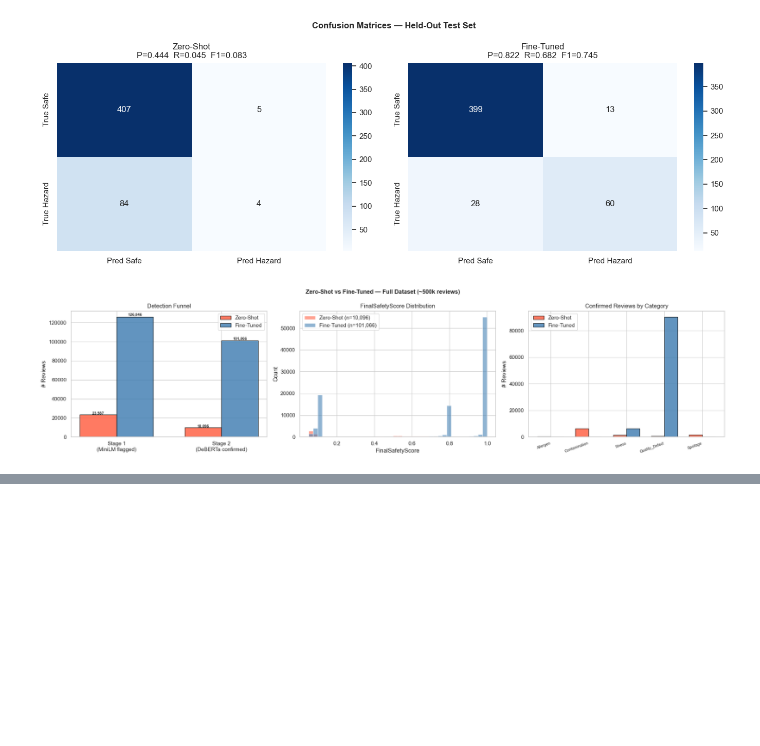
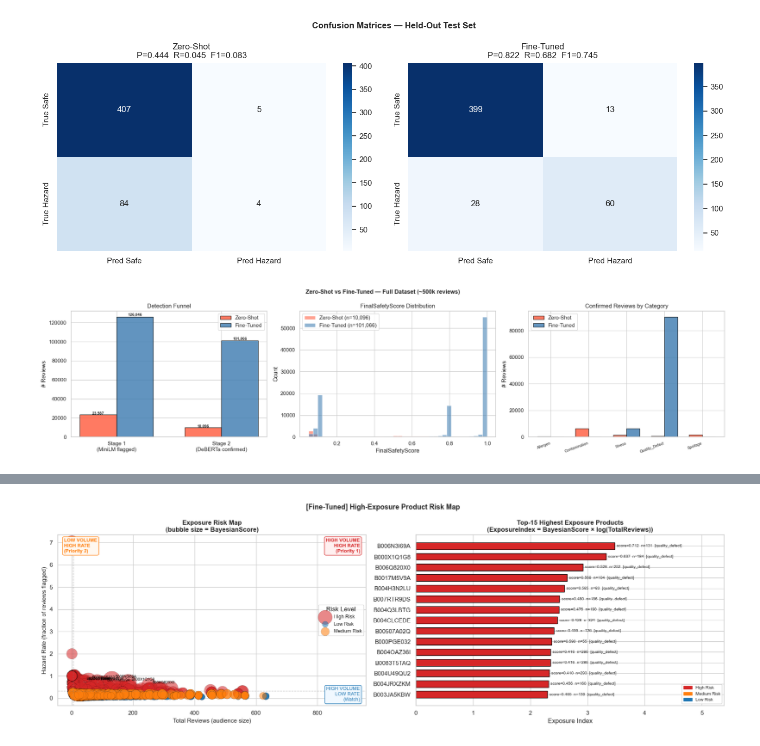
Before and after one commit to clickbytedev/bigdata-amazon-food-review, a Jupyter notebook: food_safety_pipeline_v2.ipynb, the cells around one changed output, grey strips where cells are left out. Cells and saved outputs as stored; diff of their text form; code cells hidden in the pictures; blank space fills up the shorter version.

```diff
--- a/food_safety_pipeline_v2.ipynb
+++ b/food_safety_pipeline_v2.ipynb
@@ -1841,0 +1948,86 @@ plt.show()
+# %%
+# ── Insight: High-Exposure Products — HazardRate vs Review Volume ──────
+_df_sc = prod_ft.copy() if not prod_ft.empty else prod_zs.copy()
+_pipeline_label = 'Fine-Tuned' if not prod_ft.empty else 'Zero-Shot'
+
+_RISK_COLORS = {'High Risk': '#d62728', 'Medium Risk': '#ff7f0e', 'Low Risk': '#1f77b4'}
+_med_reviews  = _df_sc['TotalReviews'].median()
+_med_hazrate  = _df_sc['HazardRate'].median()
+
+fig, axes = plt.subplots(1, 2, figsize=(18, 6))
+fig.suptitle(f'[{_pipeline_label}] High-Exposure Product Risk Map', fontweight='bold', fontsize=13)
+
+# Panel 1: Scatter — HazardRate vs TotalReviews, sized by BayesianScore
+ax = axes[0]
+for _risk, _grp in _df_sc.groupby('RiskLevel'):
+    ax.scatter(_grp['TotalReviews'], _grp['HazardRate'],
+               c=_RISK_COLORS.get(_risk, 'gray'), label=_risk,
+               alpha=0.55, edgecolors='black', linewidths=0.2,
+               s=_grp['BayesianScore'] * 1500 + 20)   # size = Bayesian score
+
+# Quadrant shading & labels
+ax.axvline(_med_reviews, color='gray', linestyle='--', alpha=0.5, linewidth=1)
+ax.axhline(_med_hazrate, color='gray', linestyle='--', alpha=0.5, linewidth=1)
+ax.text(0.98, 0.98, 'HIGH VOLUME\nHIGH RATE\n(Priority 1)',
+        transform=ax.transAxes, ha='right', va='top',
+        fontsize=9, color='#d62728', fontweight='bold',
+        bbox=dict(boxstyle='round,pad=0.3', facecolor='#fff0f0', edgecolor='#d62728'))
+ax.text(0.02, 0.98, 'LOW VOLUME\nHIGH RATE\n(Priority 2)',
+        transform=ax.transAxes, ha='left', va='top',
+        fontsize=9, color='#ff7f0e', fontweight='bold',
+        bbox=dict(boxstyle='round,pad=0.3', facecolor='#fff8f0', edgecolor='#ff7f0e'))
+ax.text(0.98, 0.02, 'HIGH VOLUME\nLOW RATE\n(Watch)',
+        transform=ax.transAxes, ha='right', va='bottom',
+        fontsize=9, color='#1f77b4',
+        bbox=dict(boxstyle='round,pad=0.3', facecolor='#f0f8ff', edgecolor='#1f77b4'))
+
+# Annotate top-8 by BayesianScore
+_top8 = _df_sc.nlargest(8, 'BayesianScore')
+for _, _r in _top8.iterrows():
+    ax.annotate(_r['ProductId'][:12],
+                (_r['TotalReviews'], _r['HazardRate']),
+                xytext=(6, 4), textcoords='offset points',
+                fontsize=7, color='black',
+                arrowprops=dict(arrowstyle='-', color='gray', lw=0.7))
+
+ax.set_xlabel('Total Reviews (audience size)', fontsize=11)
+ax.set_ylabel('Hazard Rate (fraction of reviews flagged)', fontsize=11)
+ax.set_title('Exposure Risk Map\n(bubble size = BayesianScore)', fontweight='bold')
+ax.legend(title='Risk Level', fontsize=9)
+
+# Panel 2: Horizontal bar — Top-15 products by BayesianScore × TotalReviews (exposure index)
+ax2 = axes[1]
+_df_sc['ExposureIndex'] = (_df_sc['BayesianScore'] * np.log1p(_df_sc['TotalReviews'])).round(4)
+_top15 = _df_sc.nlargest(15, 'ExposureIndex')
+_colors15 = [_RISK_COLORS.get(r, '#888') for r in _top15['RiskLevel']]
+_hbars = ax2.barh(_top15['ProductId'].astype(str).str[:14][::-1].values,
+                  _top15['ExposureIndex'][::-1].values,
+                  color=_colors15[::-1], edgecolor='black', height=0.65)
+for _b, (_i, _r) in zip(_hbars, _top15[::-1].iterrows()):
+    ax2.text(_b.get_width() + _top15['ExposureIndex'].max() * 0.01,
+             _b.get_y() + _b.get_height()/2,
+             f'score={_r["BayesianScore"]:.3f}  n={int(_r["TotalReviews"]):,}  [{_r["DominantCategory"]}]',
+             va='center', fontsize=7.5)
+ax2.set_xlim(0, _top15['ExposureIndex'].max() * 1.55)
+ax2.set_title('Top-15 Highest Exposure Products\n'
+              '(ExposureIndex = BayesianScore × log(TotalReviews))', fontweight='bold')
+ax2.set_xlabel('Exposure Index')
+from matplotlib.patches import Patch
+ax2.legend(handles=[Patch(color=_RISK_COLORS[r], label=r) for r in _RISK_COLORS],
+           fontsize=8, loc='lower right')
+
+plt.tight_layout()
+plt.show()
+
+# Priority table
+_priority1 = _df_sc[(_df_sc['TotalReviews'] >= _med_reviews) & (_df_sc['HazardRate'] >= _med_hazrate)]
+_priority2 = _df_sc[(_df_sc['TotalReviews'] <  _med_reviews) & (_df_sc['HazardRate'] >= _med_hazrate)]
+print(f'\nQuadrant Summary:')
+print(f'  Priority 1 (High Volume + High Rate) : {len(_priority1):,} products')
+print(f'  Priority 2 (Low Volume  + High Rate) : {len(_priority2):,} products')
+print(f'  Watch      (High Volume + Low Rate)  : {len(_df_sc) - len(_priority1) - len(_priority2):,} products')
+print(f'\nTop-5 by Exposure Index:')
+print(_df_sc.nlargest(5, 'ExposureIndex')[['ProductId','TotalReviews','HazardRate',
+                                            'BayesianScore','ExposureIndex','DominantCategory']].to_string(index=False))
+# %% [output]
+[figure, added]
```
Also changed, not shown: parts of 4 cells of this notebook.
